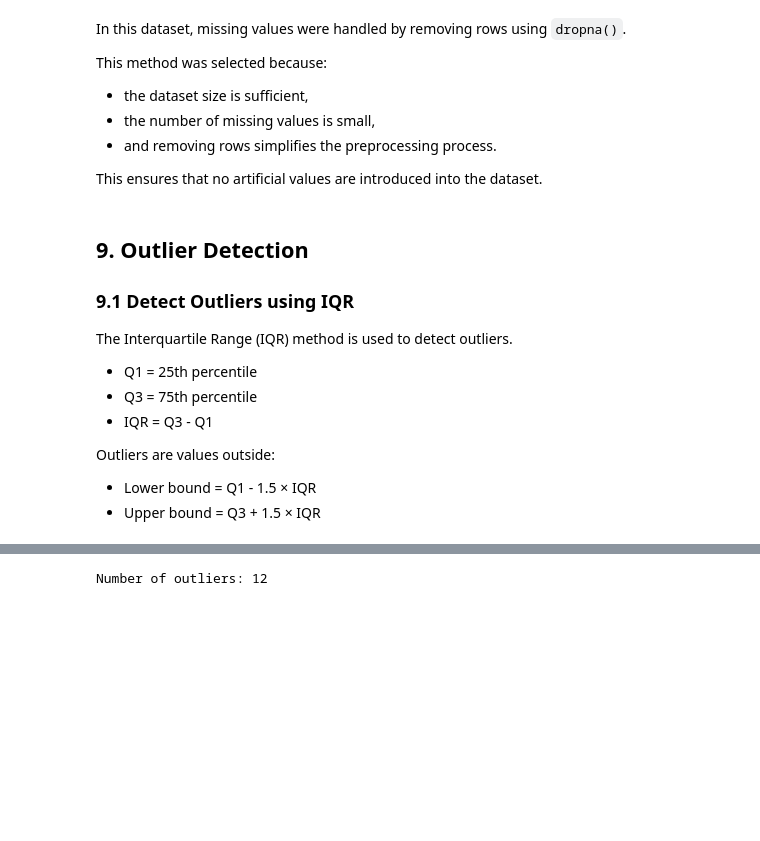
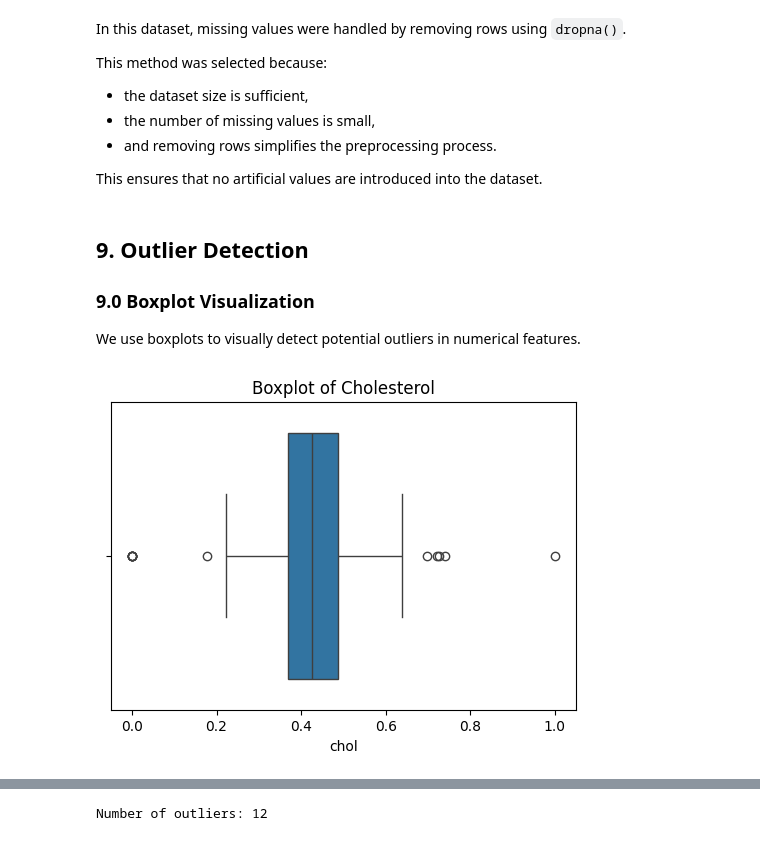
Before and after one commit to danahalghamdi80-ctrl/lap4, a Jupyter notebook: Heart_Disease_Data_Quality.ipynb, the cells around one changed output, grey strips where cells are left out. Saved outputs shown, nothing was run; the diff lists cells and outputs as text; code cells hidden in the pictures; blank space fills up the shorter version.

```diff
--- a/Heart_Disease_Data_Quality.ipynb
+++ b/Heart_Disease_Data_Quality.ipynb
@@ -179,15 +179,16 @@ This method was selected because:
 This ensures that no artificial values are introduced into the dataset.
 # %% [markdown]
 ## 9. Outlier Detection
+### 9.0 Boxplot Visualization
 
-### 9.1 Detect Outliers using IQR
-
-The Interquartile Range (IQR) method is used to detect outliers.
-
-- Q1 = 25th percentile
-- Q3 = 75th percentile
-- IQR = Q3 - Q1
-
-Outliers are values outside:
-- Lower bound = Q1 - 1.5 × IQR
-- Upper bound = Q3 + 1.5 × IQR
+We use boxplots to visually detect potential outliers in numerical features.
+# %%
+import seaborn as sns
+import matplotlib.pyplot as plt
+
+plt.figure(figsize=(6,4))
+sns.boxplot(x=df["chol"])
+plt.title("Boxplot of Cholesterol")
+plt.show()
+# %% [output]
+[figure, added]
```
Also changed, not shown: parts of 2 cells of this notebook.
